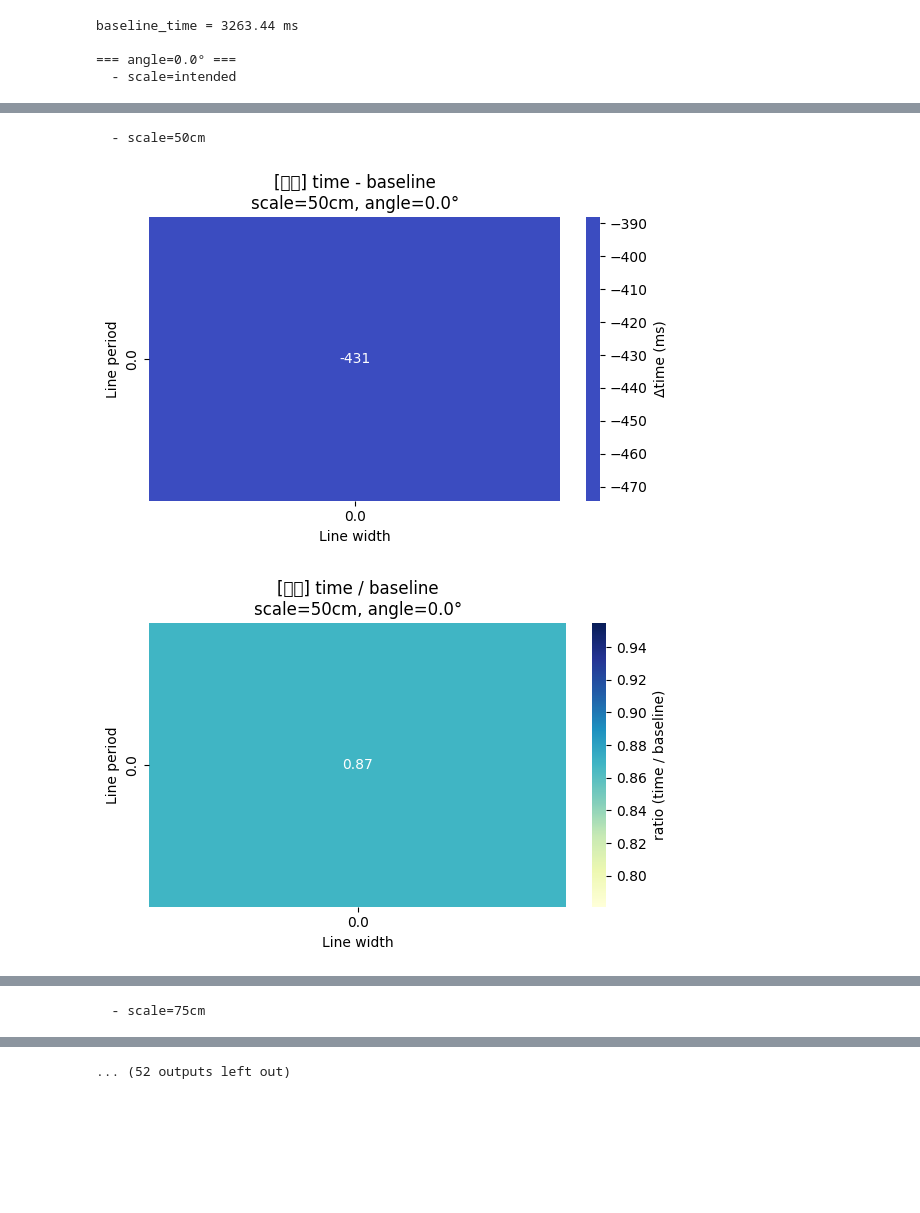
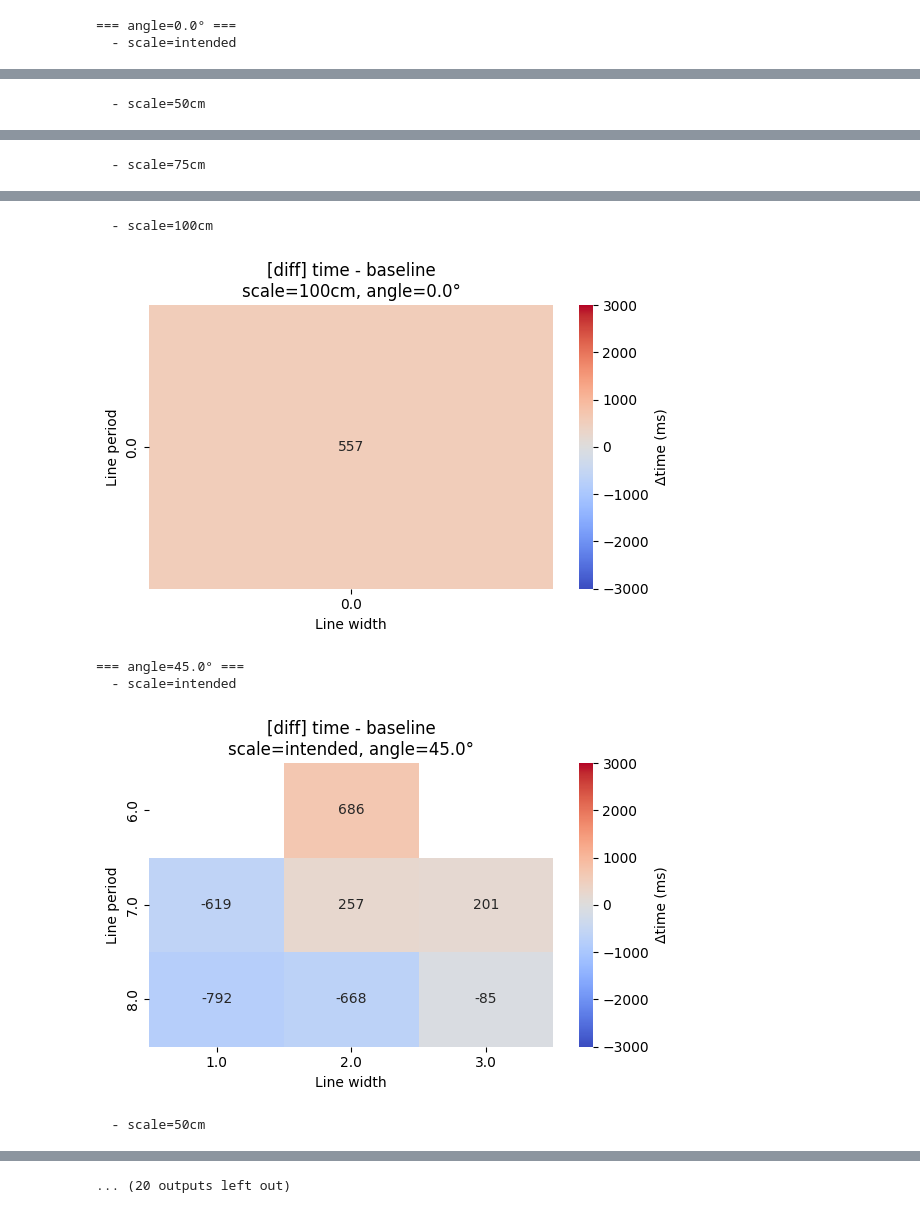
Before and after one commit to yamashitaryoya/Stripe_experiment, a Jupyter notebook: ex_1/analyze.ipynb, the cells around one changed output, grey strips where cells are left out. Cells and saved outputs as stored; diff of their text form; code cells hidden in the pictures; blank space fills up the shorter version.

```diff
--- a/ex_1/analyze.ipynb
+++ b/ex_1/analyze.ipynb
@@ -95,18 +218,6 @@ scale=100cm -> no_stripe_accuracy: 1.00
 # %%
 # ---------------------
-# baseline（固定）
-# ---------------------
-baseline_df = df[(df["scale"] == "intended") & (df["line_width"] == 0.0)]
-if len(baseline_df) == 0:
-    raise ValueError("baseline(scale='intended', line_width=0.0) が存在しません。")
-
-baseline_time = baseline_df["time"].mean()
-print(f"baseline_time = {baseline_time:.2f} ms\n")
-
-scale_order = ["intended", "50cm", "75cm", "100cm"]
-
-# ---------------------
-# 角度 × スケールごと分析
+# 差の比較
 # ---------------------
 for angle in sorted(df["angle"].unique()):
     print(f"=== angle={angle}° ===")
@@ -131,15 +242,6 @@ for angle in sorted(df["angle"].unique()):
 
         if pivot_mean.isna().all().all():
             print("    pivot が NaN → skip")
-            continue
-
-        # --- 標準偏差 pivot（STEP 3） ---
-        pivot_std = sub.pivot_table(
-            index="period",
-            columns="line_width",
-            values="time",
-            aggfunc="std"
-        )
 
         # -----------------------------
         # ① baseline との差分
@@ -149,6 +251,8 @@ for angle in sorted(df["angle"].unique()):
         plt.figure(figsize=(6, 4))
         sns.heatmap(
             diff,
+            vmax=3000,
+            vmin=-3000,
             annot=True,
             fmt=".0f",
             cmap="coolwarm",
@@ -160,46 +264,6 @@ for angle in sorted(df["angle"].unique()):
         plt.ylabel("Line period")
         plt.tight_layout()
         plt.show()
-
-        # -----------------------------
-        # ② baseline 比 (time / baseline)
-        # -----------------------------
-        ratio = pivot_mean / baseline_time
-
-        plt.figure(figsize=(6, 4))
-        sns.heatmap(
-            ratio,
-            annot=True,
-            fmt=".2f",
-            cmap="YlGnBu",
-            vmin=np.nanmin(ratio.values),
-            vmax=np.nanmax(ratio.values),
-            cbar_kws={'label': 'ratio (time / baseline)'}
-        )
-        plt.title(f"[ratio] time / baseline\nscale={scale}, angle={angle}°")
-        plt.xlabel("Line width")
-        plt.ylabel("Line period")
-        plt.tight_layout()
-        plt.show()
-
-        # -----------------------------
-        # ③ 被験者間の標準偏差
-        # -----------------------------
-        plt.figure(figsize=(6, 4))
-        sns.heatmap(
-            pivot_std,
-            annot=True,
-            fmt=".0f",
-            cmap="Purples",
-            cbar_kws={'label': 'std (ms)'}
-        )
-        plt.title(f"[std] participant SD\nscale={scale}, angle={angle}°")
-        plt.xlabel("Line width")
-        plt.ylabel("Line period")
-        plt.tight_layout()
-        plt.show()
 # %% [output]
-baseline_time = 3263.44 ms
-
 === angle=0.0° ===
   - scale=intended
@@ -206,0 +271 @@ baseline_time = 3263.44 ms
+  - scale=50cm
@@ -207,0 +273 @@ baseline_time = 3263.44 ms
+  - scale=75cm
@@ -209,3 +275,6 @@ baseline_time = 3263.44 ms
-  - scale=50cm
+  - scale=100cm
-[figure, old version]
+[figure, new version]
+=== angle=45.0° ===
+  - scale=intended
-[figure, old version]
+[figure, new version]
+  - scale=50cm
@@ -213 +281,0 @@ baseline_time = 3263.44 ms
-  - scale=75cm
@@ -217 +282 @@ baseline_time = 3263.44 ms
-... (52 outputs left out)
+... (20 outputs left out)
```
Also changed, not shown: parts of 9 cells of this notebook.
